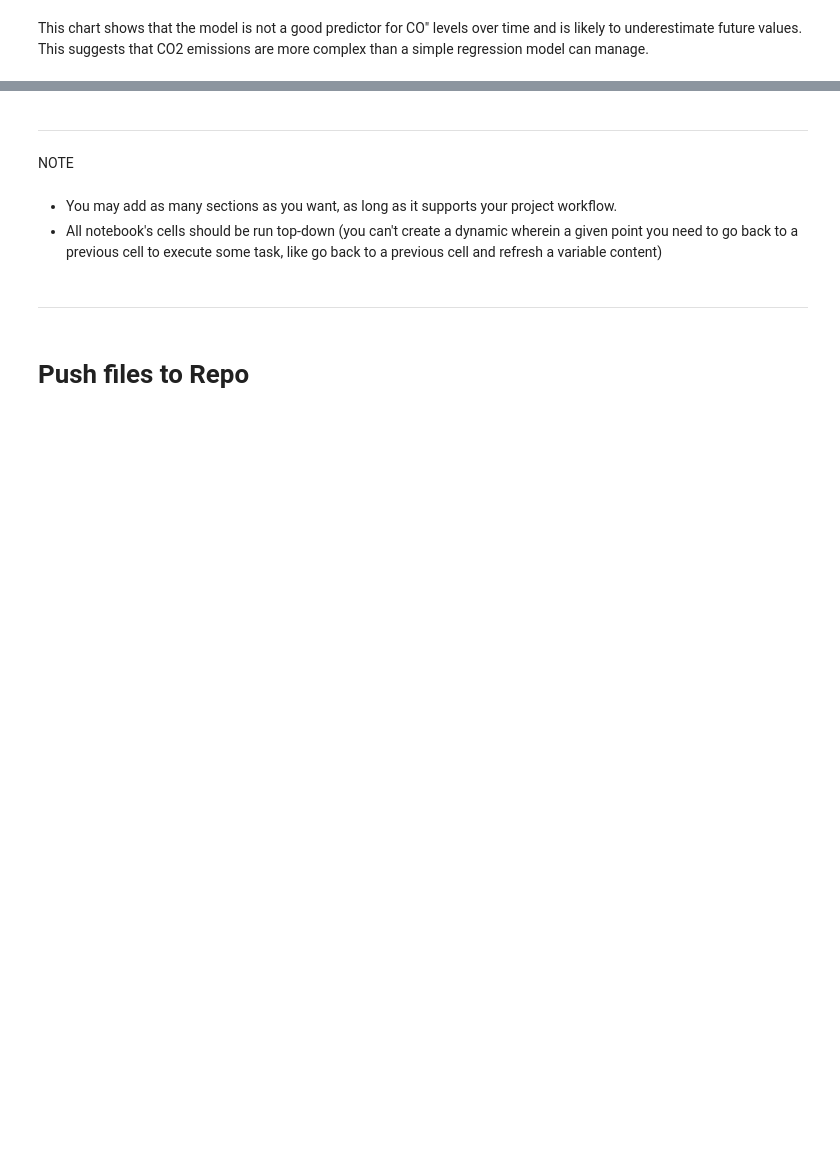
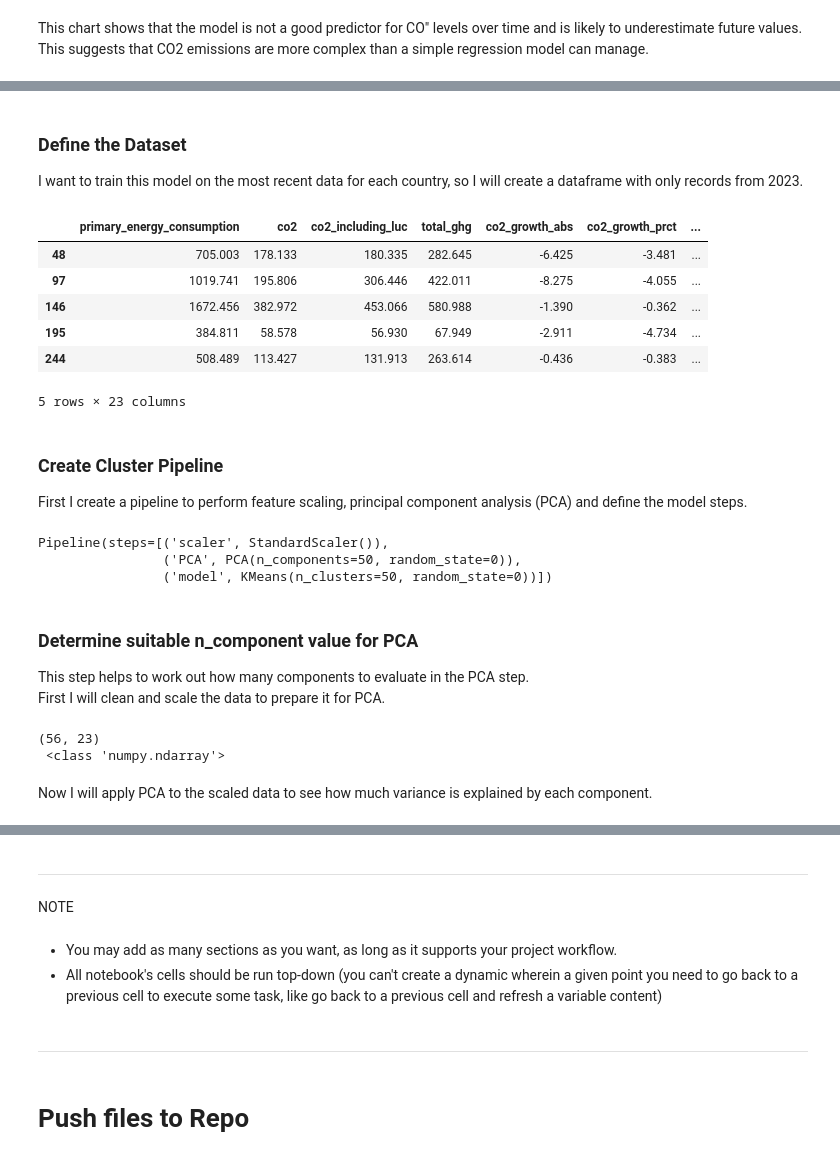
Before and after one commit to EmilyWithycombe/co2-emissions, a Jupyter notebook: jupyter_notebooks/03_ml_model.ipynb, the cells around one changed output, grey strips where cells are left out. Saved outputs shown, nothing was run; the diff lists cells and outputs as text; code cells hidden in the pictures; blank space fills up the shorter version.

```diff
--- a/jupyter_notebooks/03_ml_model.ipynb
+++ b/jupyter_notebooks/03_ml_model.ipynb
@@ -173,0 +139,52 @@ pipeline_linear_regression()
+# %% [markdown]
+### Define the Dataset
+I want to train this model on the most recent data for each country, so I will create a dataframe with only records from 2023.
+# %%
+# create a dataframe with rows where year is 2023 and keep only numeric columns, missing values will be dropped
+df_2023 = df_clean[df_clean['year'].dt.year == 2023].select_dtypes(include=[np.number]).dropna().copy()
+df_2023.head()
+# %% [output]
+|  | primary_energy_consumption | co2 | co2_including_luc | total_ghg | co2_growth_abs | co2_growth_prct | ... |
+| 48 | 705.003 | 178.133 | 180.335 | 282.645 | -6.425 | -3.481 | ... |
+| 97 | 1019.741 | 195.806 | 306.446 | 422.011 | -8.275 | -4.055 | ... |
+| 146 | 1672.456 | 382.972 | 453.066 | 580.988 | -1.390 | -0.362 | ... |
+| 195 | 384.811 | 58.578 | 56.930 | 67.949 | -2.911 | -4.734 | ... |
+| 244 | 508.489 | 113.427 | 131.913 | 263.614 | -0.436 | -0.383 | ... |
+5 rows × 23 columns
+# %% [markdown]
+### Create Cluster Pipeline
+First I create a pipeline to perform feature scaling, principal component analysis (PCA) and define the model steps.
+# %%
+# Create pipeline for ML clustering model
+def PipelineCluster():
+  pipeline_base = Pipeline([
+      # feature scaling
+      ("scaler", StandardScaler()),
+      # pca
+      ("PCA",  PCA(n_components=50, random_state=0)),
+      # modelling
+      ("model", KMeans(n_clusters=50, random_state=0)),
+  ])
+  return pipeline_base
+
+PipelineCluster()
+# %% [output]
+Pipeline(steps=[('scaler', StandardScaler()),
+                ('PCA', PCA(n_components=50, random_state=0)),
+                ('model', KMeans(n_clusters=50, random_state=0))])
+# %% [markdown]
+### Determine suitable n_component value for PCA
+This step helps to work out how many components to evaluate in the PCA step. <br>
+First I will clean and scale the data to prepare it for PCA.
+# %%
+# create a pipeline with just the feature scaling step to prepare data for PCA
+pipeline_cluster = PipelineCluster()
+pipeline_pca = Pipeline(pipeline_cluster.steps[:-2])
+df_pca = pipeline_pca.fit_transform(df_2023)
+
+print(df_pca.shape,'\n', type(df_pca))
+# %% [output]
+(56, 23)
+ <class 'numpy.ndarray'>
+# %% [markdown]
+Now I will apply PCA to the scaled data to see how much variance is explained by each component.
```
Also changed, not shown: parts of 43 cells of this notebook.
